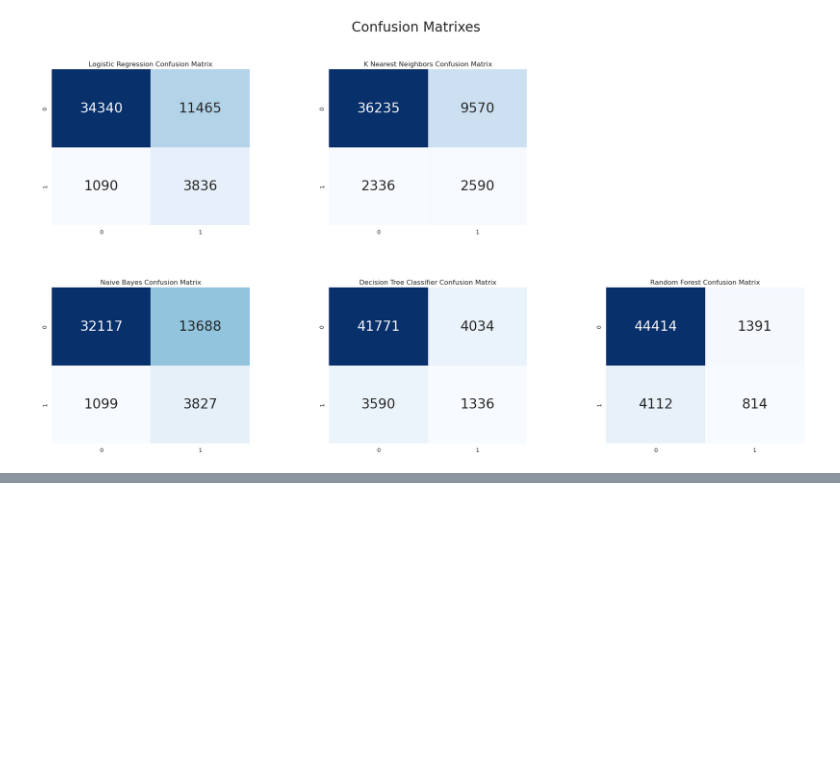
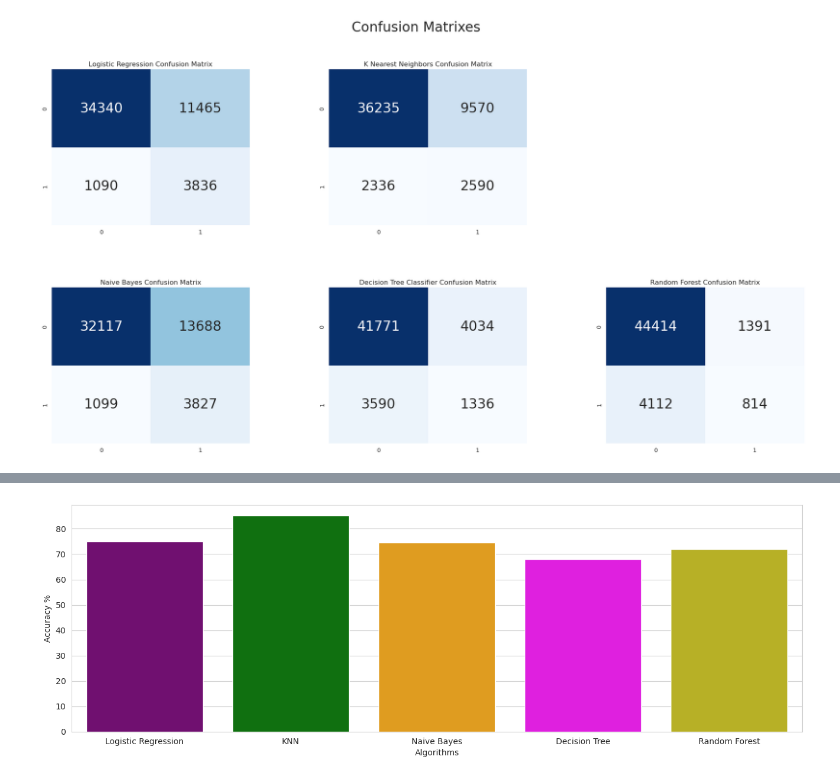
Before and after one commit to acrulopez/heart-attack-prediction, a Jupyter notebook: Project.ipynb, the cells around one changed output, grey strips where cells are left out. Cells and saved outputs as stored; diff of their text form; code cells hidden in the pictures; blank space fills up the shorter version.

```diff
--- a/Project.ipynb
+++ b/Project.ipynb
@@ -595,0 +699,12 @@ plt.show()
+# %%
+colors = ["purple", "green", "orange", "magenta","#CFC60E","#0FBBAE"]
+
+sns.set_style("whitegrid")
+plt.figure(figsize=(16,5))
+plt.yticks(np.arange(0,100,10))
+plt.ylabel("Accuracy %")
+plt.xlabel("Algorithms")
+sns.barplot(x=list(accuracies.keys()), y=list(accuracies.values()), palette=colors)
+plt.show()
+# %% [output]
+[figure, added]
```
Also changed, not shown: parts of 16 cells of this notebook.
